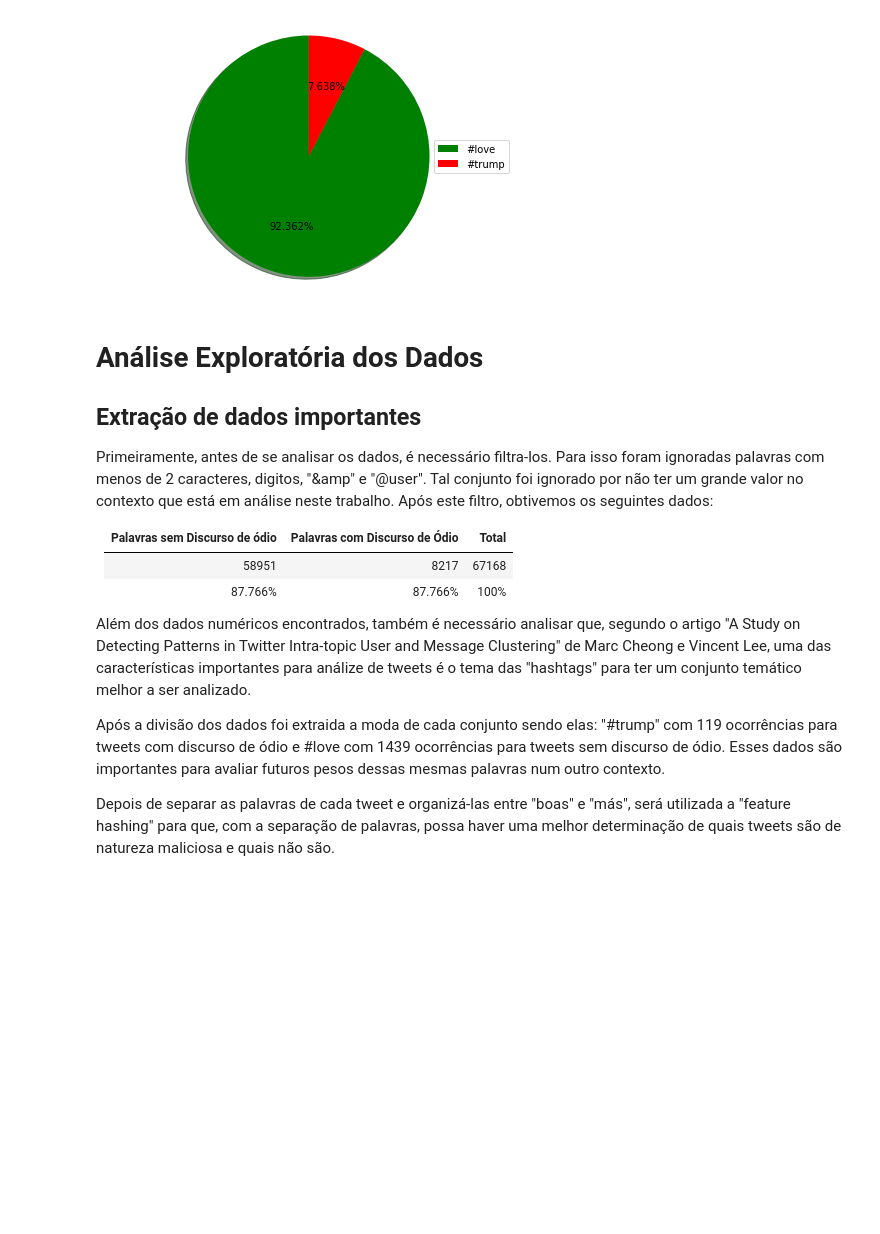
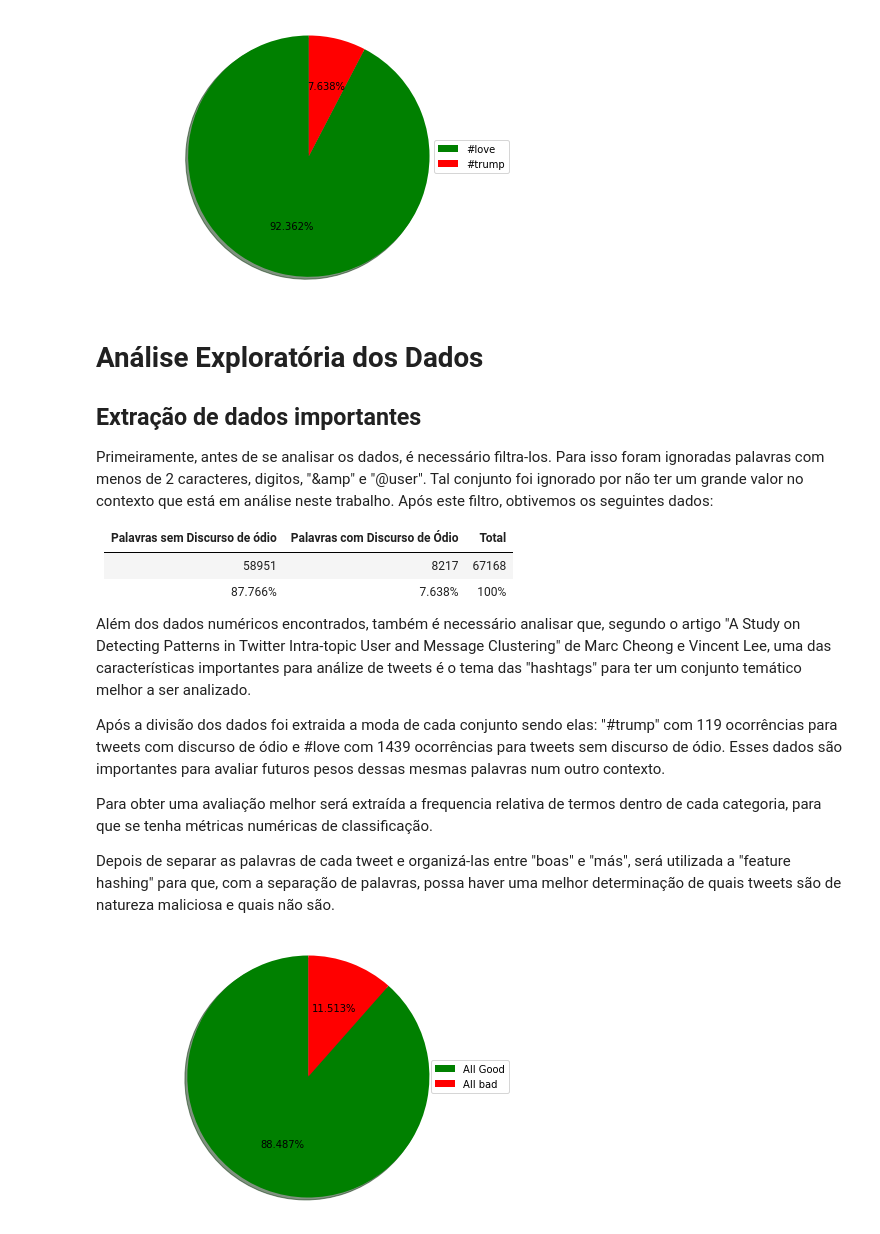
Before and after one commit to GabrielTiveron/HateSpeechClassifier, a Jupyter notebook: HateSpeechClassifier.ipynb, the cells around one changed output. Cells and saved outputs as stored; diff of their text form; code cells hidden in the pictures; blank space fills up the shorter version.

Commit message:
Arrange data with relative frequency

```diff
--- a/HateSpeechClassifier.ipynb
+++ b/HateSpeechClassifier.ipynb
@@ -46,13 +58,18 @@ indices_bad = [i for i, x in enumerate(filtered_bad) if x == bad_most_used]
 good_most_used = mode(filtered_good)
 indices_good = [i for i, x in enumerate(filtered_good) if x == good_most_used]
 
+full_bad_bag = bad_bag
+full_good_bag = good_bag
+
 good_bag = list(set(good_bag) - set(bad_bag))
 bad_bag = list(set(bad_bag) - set(good_bag))
 
 print("BAD MOST USED:", bad_most_used, len(indices_bad))
 print("GOOD MOST USED:", good_most_used, len(indices_good))
-print(len(bad_bag), "BAD")
-print(len(good_bag), "GOOD")
+print(len(set(full_bad_bag)), "ALL BAD")
+print(len(set(full_good_bag)), "ALL GOOD")
+print(len(bad_bag), "ONLY BAD")
+print(len(good_bag), "ONLY GOOD")
 # %% [output]
 BAD MOST USED: #trump 119
 GOOD MOST USED: #love 1439
@@ -61,20 +80,29 @@ GOOD MOST USED: #love 1439
 # %%
 import matplotlib.pyplot as plt
+import numpy as np
 
+def plot(labels, sizes, plot_type):
+    colors = ['green', 'red']
+    if(plot_type == 0):
+        explode = (0.1, 0,)
+        patches, texts, pct = plt.pie(sizes, colors=colors, shadow=True, startangle=90, autopct='%1.3f%%')
+        plt.legend(patches, labels, loc="right")
+        plt.axis('equal')
+        plt.tight_layout()
+    else:
+        index = np.arange(len(labels))
+        plt.bar(index, sizes)
+        plt.xlabel('Hashtags', fontsize=10)
+        plt.ylabel('Ocorrencia relativa', fontsize=10)
+        plt.xticks(index, labels, fontsize=10, rotation=30)
+        plt.title('Ocorrencia relativa de Hashtags')
 
-def plot(labels, sizes):
-    colors = ['green', 'red']
-    explode = (0.1, 0,)
-    patches, texts, pct = plt.pie(sizes, colors=colors, shadow=True, startangle=90, autopct='%1.3f%%')
-    plt.legend(patches, labels, loc="right")
-    plt.axis('equal')
-    plt.tight_layout()
     plt.show()
 
 message_data = {"labels": ['good', 'bad'], "sizes": [len(good_bag), len(bad_bag)]}
-plot(message_data["labels"], message_data["sizes"])
+plot(message_data["labels"], message_data["sizes"], 0)
 occurrence_data = {"labels": ['#love', "#trump"], "sizes": [len(indices_good), len(indices_bad)]}
-plot(occurrence_data["labels"], occurrence_data["sizes"])
+plot(occurrence_data["labels"], occurrence_data["sizes"], 0)
 
 
 # Melhor Visualização dos dados
@@ -92,10 +120,12 @@ Primeiramente, antes de se analisar os dados, é necessário filtra-los. Para is
 | Palavras sem Discurso de ódio | Palavras com Discurso de Ódio | Total |
 |:--------------------:|:--------------------:| :---: |
 |       58951          |        8217          | 67168 |
-|       87.766%        |        87.766%       | 100%  |
+|       87.766%        |        7.638%       | 100%  |
 
 Além dos dados numéricos encontrados, também é necessário analisar que, segundo o artigo "A Study on Detecting Patterns in Twitter Intra-topic User and Message Clustering" de Marc Cheong e Vincent Lee, uma das características importantes para análize de tweets é o tema das "hashtags" para ter um conjunto temático melhor a ser analizado.
 
 Após a divisão dos dados foi extraida a moda de cada conjunto sendo elas: "#trump" com 119 ocorrências para tweets com discurso de ódio e #love com 1439 ocorrências para tweets sem discurso de ódio. Esses dados são importantes para avaliar futuros pesos dessas mesmas palavras num outro contexto.
 
+Para obter uma avaliação melhor será extraída a frequencia relativa de termos dentro de cada categoria, para que se tenha métricas numéricas de classificação.
+
 Depois de separar as palavras de cada tweet e organizá-las entre "boas" e "más", será utilizada a "feature hashing" para que, com a separação de palavras, possa haver uma melhor determinação de quais tweets são de natureza maliciosa e quais não são.
@@ -146,0 +132,5 @@ class Neural_Network:
+# %%
+all_occurrences = {'labels': ['All Good', 'All bad'], 'sizes': [len(set(full_good_bag)), len(set(full_bad_bag))]}
+plot(all_occurrences['labels'], all_occurrences['sizes'])
+# %% [output]
+[figure, added]
```
Also changed, not shown: parts of 5 cells of this notebook.
